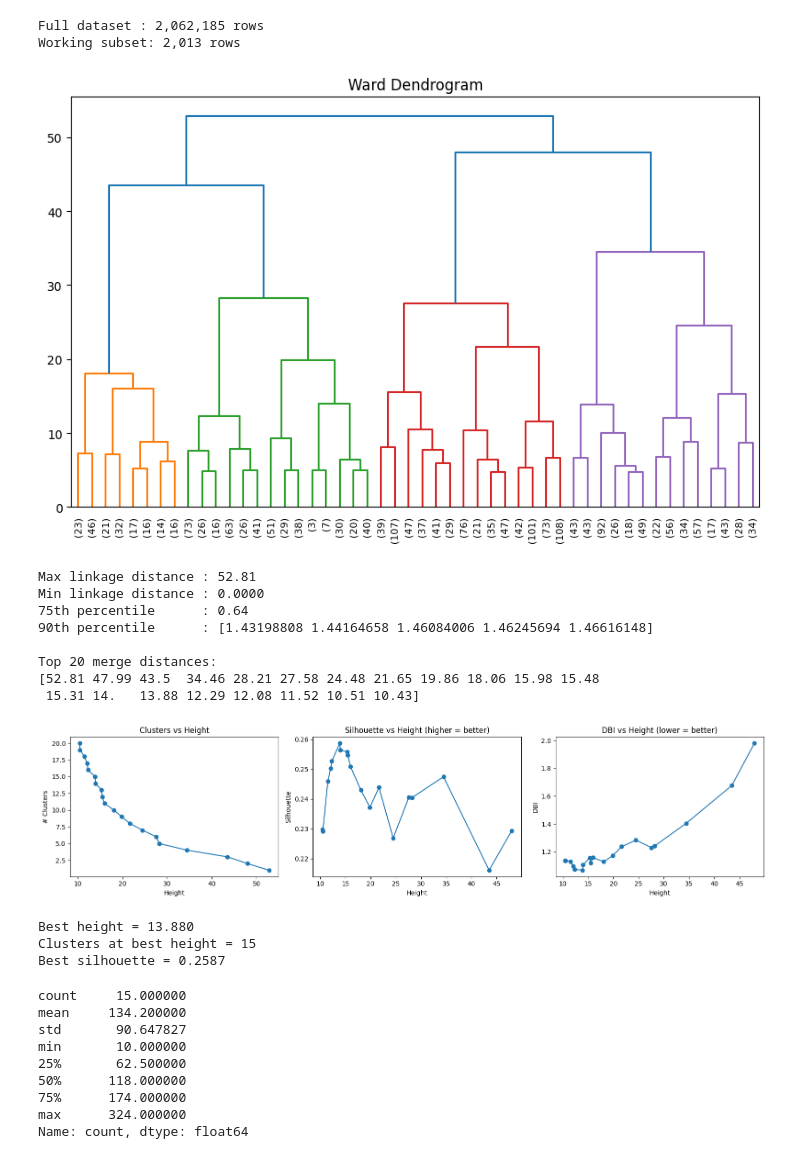
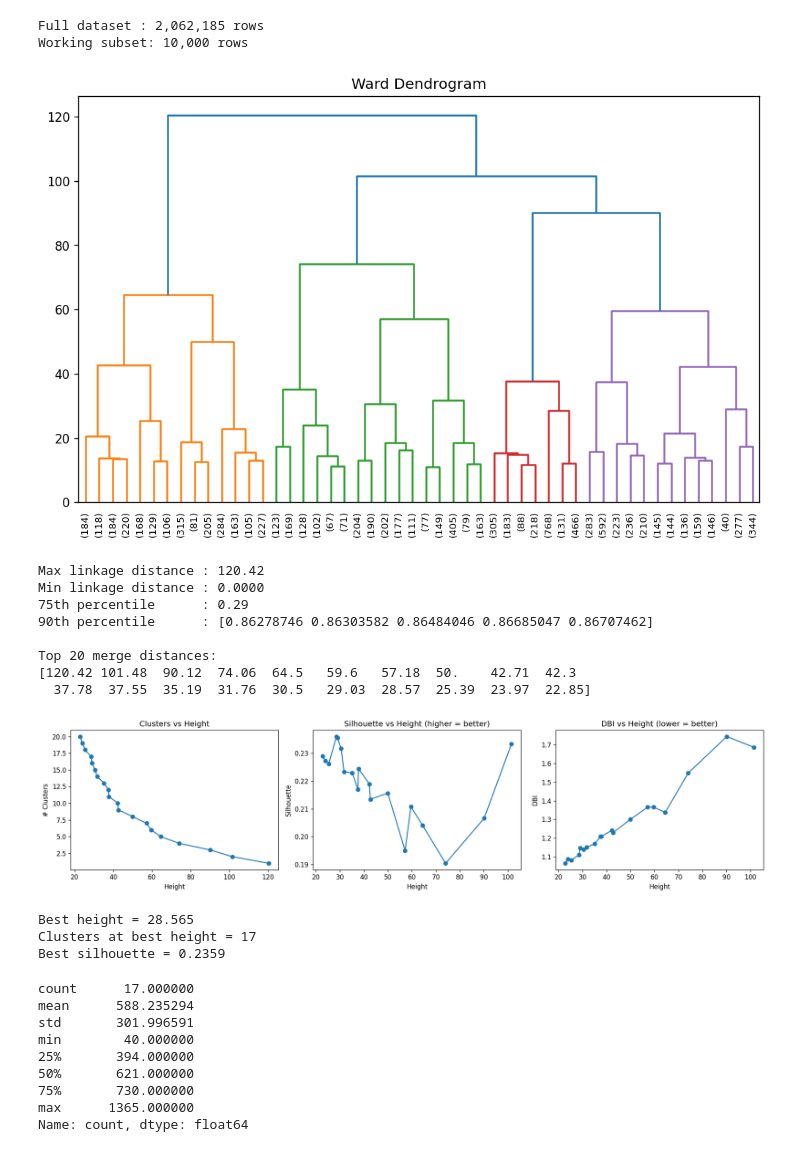
Before and after one commit to anushkasjadhav/MSE446-Optimization-Ride-Pooling-For-Emissions-Reduction, a Jupyter notebook: Clustering/hierarchical_clustering.ipynb, the cells around one changed output. Saved outputs shown, nothing was run; the diff lists cells and outputs as text; code cells hidden in the pictures.

```diff
--- a/Clustering/hierarchical_clustering.ipynb
+++ b/Clustering/hierarchical_clustering.ipynb
@@ -3,7 +3,7 @@
 import numpy as np
 import pandas as pd
 import matplotlib.pyplot as plt
-
+import warnings
 from scipy.cluster import hierarchy
 from scipy.cluster.hierarchy import fcluster
 from sklearn.preprocessing import StandardScaler
@@ -13,11 +13,16 @@ from sklearn.metrics import silhouette_score, davies_bouldin_score
 # -----------------------
 # Load Data
 # -----------------------
+warnings.filterwarnings("ignore", category=FutureWarning)
+plt.rcParams["figure.dpi"] = 120
+RANDOM_STATE = 42
 DATA_PATH = "../Data/raw/merged_trip_emissions_coordinates.csv"
-df_full = pd.read_csv(DATA_PATH)
+SUBSET_N = 10000
+
 
 # Sample for speed
-df = df_full.sample(n=10000, random_state=42).reset_index(drop=True)
+df_full = pd.read_csv(DATA_PATH, low_memory=False)
+df = df_full.sample(n=min(SUBSET_N, len(df_full)), random_state=RANDOM_STATE).reset_index(drop=True)
 
 # -----------------------
 # Preprocessing
@@ -29,36 +34,36 @@ df["trip_miles"] = pd.to_numeric(df["trip_miles"], errors="coerce")
 df["co2_total_g"] = pd.to_numeric(df["co2_total_g"], errors="coerce")
 df["trip_time"] = pd.to_numeric(df["trip_time"], errors="coerce")
 
-df = df.dropna(subset=["pickup_lat", "pickup_lon", "pickup_datetime", "PULocationID", "trip_time"])
+df = df.dropna(subset=["pickup_lat", "pickup_lon", "pickup_datetime", "PULocationID"])
 print(f"Full dataset : {len(df_full):,} rows")
 print(f"Working subset: {len(df):,} rows")
 
 # Time features
 df["pickup_hour"] = df["pickup_datetime"].dt.hour
 df["hour_sin"] = np.sin(2 * np.pi * df["pickup_hour"] / 24)
 df["hour_cos"] = np.cos(2 * np.pi * df["pickup_hour"] / 24)
 
 # -----------------------
 # Feature Scaling
 # -----------------------
 features = ["pickup_lat", "pickup_lon", "hour_sin", "hour_cos"]
 
 scaler = StandardScaler()
 X = scaler.fit_transform(df[features])
 
 # -----------------------
 # Clustering (Ward)
 # -----------------------
 clus = hierarchy.linkage(X, method="ward")
 
 plt.figure(figsize=(10, 6))
 hierarchy.dendrogram(clus, truncate_mode="lastp", p=50)
 plt.title("Ward Dendrogram")
 plt.show()
 # %% [output]
 Full dataset : 2,062,185 rows
-Working subset: 2,013 rows
+Working subset: 10,000 rows
-[figure, old version]
+[figure, new version]
 # %%
 # Find optimal cut height
 
@@ -119,7 +124,7 @@ best_idx = np.nanargmax(silhouettes)
 BEST_HEIGHT = heights[best_idx]
 best_labels = fcluster(clus, t=BEST_HEIGHT, criterion='distance')
 
-df["cluster"] = best_labels
+df["hier_cluster"] = best_labels
 
 print(f"Best height = {BEST_HEIGHT:.3f}")
 print(f"Clusters at best height = {num_clusters[best_idx]}")
@@ -127,26 +132,26 @@ print(f"Best silhouette = {silhouettes[best_idx]:.4f}")
 
 pd.Series(best_labels).value_counts().describe()
 # %% [output]
-Max linkage distance : 52.81
+Max linkage distance : 120.42
 Min linkage distance : 0.0000
-75th percentile      : 0.64
-90th percentile      : [1.43198808 1.44164658 1.46084006 1.46245694 1.46616148]
+75th percentile      : 0.29
+90th percentile      : [0.86278746 0.86303582 0.86484046 0.86685047 0.86707462]
 
 Top 20 merge distances:
-[52.81 47.99 43.5  34.46 28.21 27.58 24.48 21.65 19.86 18.06 15.98 15.48
- 15.31 14.   13.88 12.29 12.08 11.52 10.51 10.43]
+[120.42 101.48  90.12  74.06  64.5   59.6   57.18  50.    42.71  42.3
+  37.78  37.55  35.19  31.76  30.5   29.03  28.57  25.39  23.97  22.85]
-[figure, old version]
+[figure, new version]
-Best height = 13.880
-Clusters at best height = 15
-Best silhouette = 0.2587
+Best height = 28.565
+Clusters at best height = 17
+Best silhouette = 0.2359
-count     15.000000
-mean     134.200000
-std       90.647827
-min       10.000000
-25%       62.500000
-50%      118.000000
-75%      174.000000
-max      324.000000
+count      17.000000
+mean      588.235294
+std       301.996591
+min        40.000000
+25%       394.000000
+50%       621.000000
+75%       730.000000
+max      1365.000000
 Name: count, dtype: float64
 # %%
 plt.scatter(df["pickup_lon"], df["pickup_lat"], c=best_labels, s=5, cmap="tab20")
```
Also changed, not shown: parts of 4 cells of this notebook, 3 other files.
